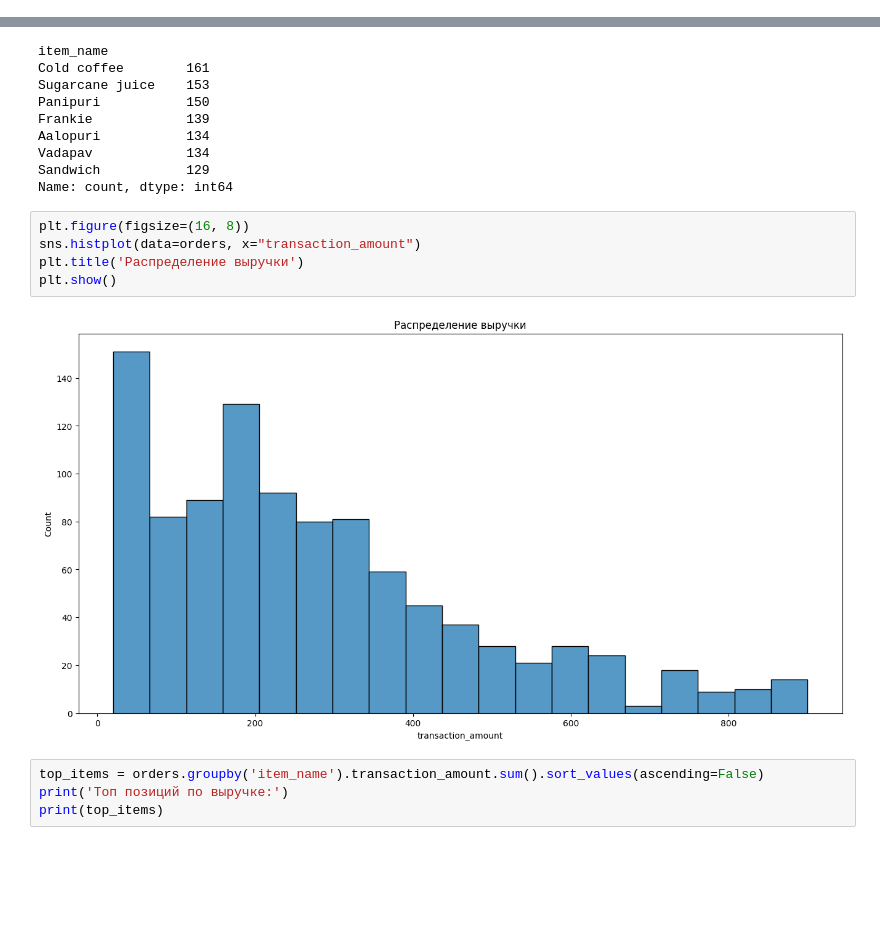
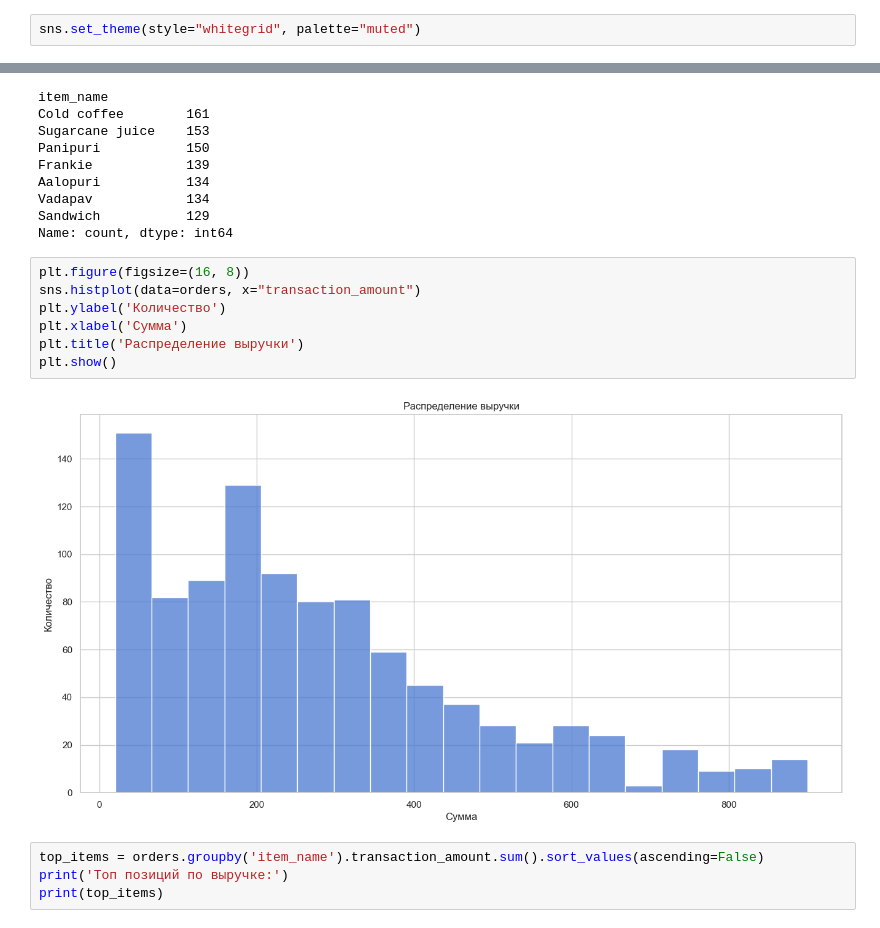
Before and after one commit to ghosty1an/balaji-restaurant-analysis, a Jupyter notebook: notebook/Balaji.ipynb, the cells around one changed output, grey strips where cells are left out. Drawn from its saved outputs; the diff is of its cells as text; blank space fills up the shorter version.

```diff
--- a/notebook/Balaji.ipynb
+++ b/notebook/Balaji.ipynb
@@ -59,3 +61,5 @@ orders.head()
+# %%
+sns.set_theme(style="whitegrid", palette="muted")
 # %% [markdown]
 ## Подготовка данных
 # %%
@@ -130,10 +134,12 @@ Name: count, dtype: int64
 # %%
 plt.figure(figsize=(16, 8))
 sns.histplot(data=orders, x="transaction_amount")
+plt.ylabel('Количество')
+plt.xlabel('Сумма')
 plt.title('Распределение выручки')
 plt.show()
 # %% [output]
-[figure, old version]
+[figure, new version]
 # %%
 top_items = orders.groupby('item_name').transaction_amount.sum().sort_values(ascending=False)
 print('Топ позиций по выручке:')
```
Also changed, not shown: parts of 13 cells of this notebook.
